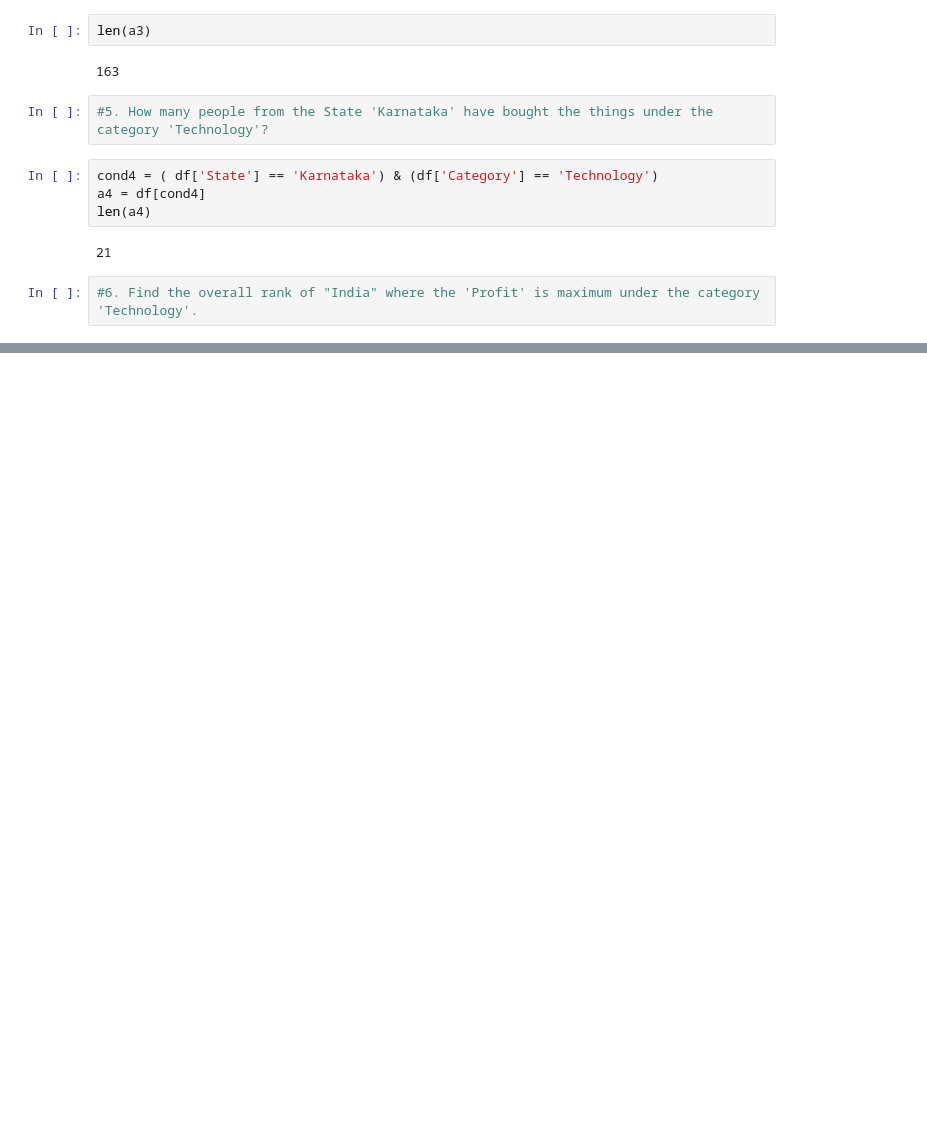
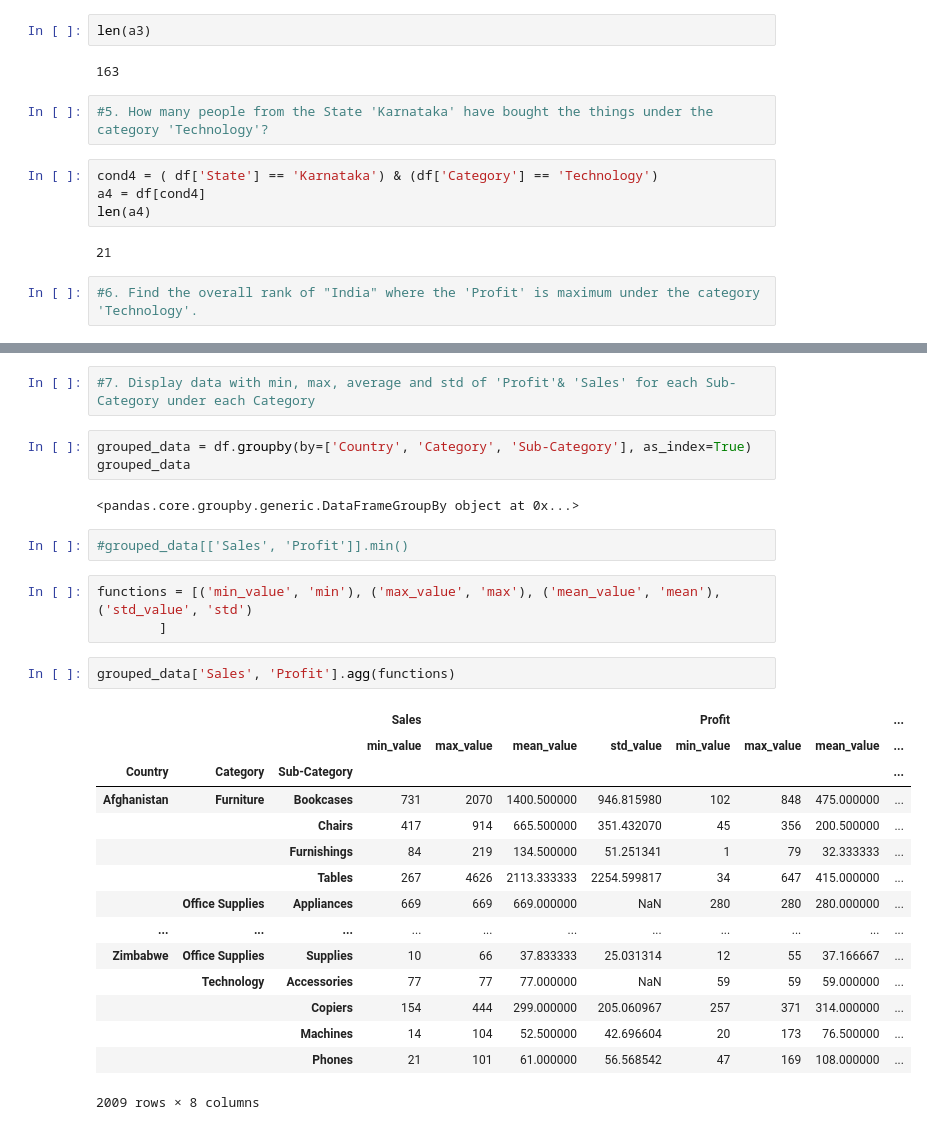
Before and after one commit to girl-coding/4-Mini-Data-Analaysis-Projects-, a Jupyter notebook: Global SuperStore 2016/Project Solution.ipynb, the cells around one changed output, grey strips where cells are left out. Drawn from its saved outputs; the diff is of its cells as text; blank space fills up the shorter version.

```diff
--- a/Global SuperStore 2016/Project Solution.ipynb
+++ b/Global SuperStore 2016/Project Solution.ipynb
@@ -647,0 +686,30 @@ len(a4)
+# %%
+#7. Display data with min, max, average and std of 'Profit'& 'Sales' for each Sub-Category under each Category
+# %%
+grouped_data = df.groupby(by=['Country', 'Category', 'Sub-Category'], as_index=True)
+grouped_data
+# %% [output]
+<pandas.core.groupby.generic.DataFrameGroupBy object at 0x...>
+# %%
+#grouped_data[['Sales', 'Profit']].min()
+# %%
+functions = [('min_value', 'min'), ('max_value', 'max'), ('mean_value', 'mean'), ('std_value', 'std')
+        ]
+# %%
+grouped_data['Sales', 'Profit'].agg(functions)
+# %% [output]
+|  |  |  | Sales |  |  |  | Profit |  |  | ... |
+|  |  |  | min_value | max_value | mean_value | std_value | min_value | max_value | mean_value | ... |
+| Country | Category | Sub-Category |  |  |  |  |  |  |  | ... |
+| Afghanistan | Furniture | Bookcases | 731 | 2070 | 1400.500000 | 946.815980 | 102 | 848 | 475.000000 | ... |
+|  |  | Chairs | 417 | 914 | 665.500000 | 351.432070 | 45 | 356 | 200.500000 | ... |
+|  |  | Furnishings | 84 | 219 | 134.500000 | 51.251341 | 1 | 79 | 32.333333 | ... |
+|  |  | Tables | 267 | 4626 | 2113.333333 | 2254.599817 | 34 | 647 | 415.000000 | ... |
+|  | Office Supplies | Appliances | 669 | 669 | 669.000000 | NaN | 280 | 280 | 280.000000 | ... |
+| ... | ... | ... | ... | ... | ... | ... | ... | ... | ... | ... |
+| Zimbabwe | Office Supplies | Supplies | 10 | 66 | 37.833333 | 25.031314 | 12 | 55 | 37.166667 | ... |
+|  | Technology | Accessories | 77 | 77 | 77.000000 | NaN | 59 | 59 | 59.000000 | ... |
+|  |  | Copiers | 154 | 444 | 299.000000 | 205.060967 | 257 | 371 | 314.000000 | ... |
+|  |  | Machines | 14 | 104 | 52.500000 | 42.696604 | 20 | 173 | 76.500000 | ... |
+|  |  | Phones | 21 | 101 | 61.000000 | 56.568542 | 47 | 169 | 108.000000 | ... |
+2009 rows × 8 columns
```
Also changed, not shown: parts of 13 cells of this notebook.
